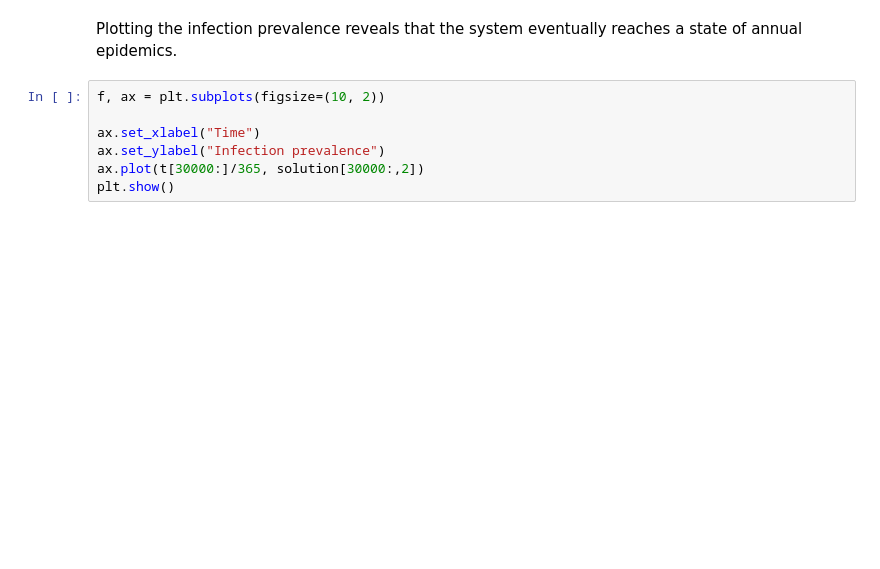
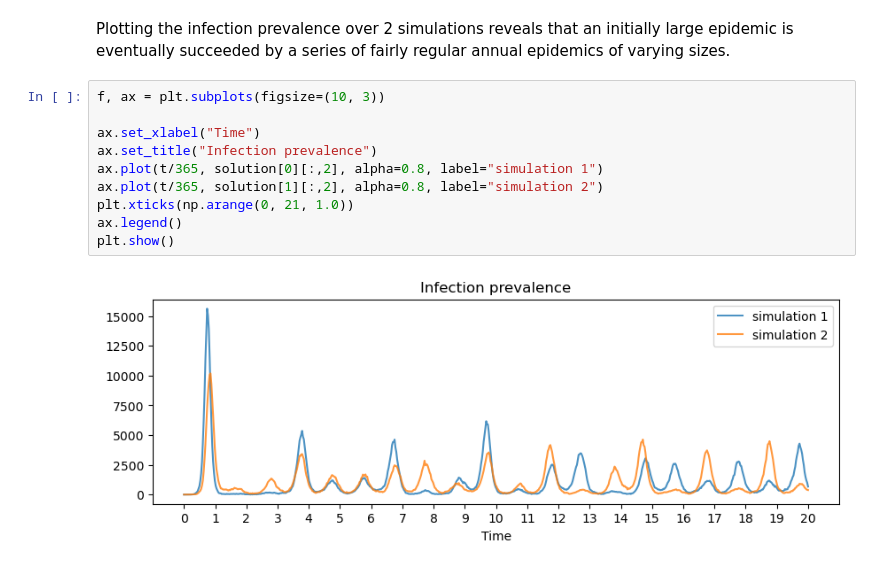
Before and after one commit to ukhsa-collaboration/pygom, a Jupyter notebook: docs/notebooks/common_models/SEIR_Birth_Death_Periodic_Waning_Intro.ipynb, the cells around one changed output. Drawn from its saved outputs; the diff is of its cells as text; blank space fills up the shorter version.

```diff
--- a/docs/notebooks/common_models/SEIR_Birth_Death_Periodic_Waning_Intro.ipynb
+++ b/docs/notebooks/common_models/SEIR_Birth_Death_Periodic_Waning_Intro.ipynb
@@ -57,9 +87,14 @@ solution=ode.solve_determ(t[1::])
 # %% [markdown]
-Plotting the infection prevalence reveals that the system eventually reaches a state of annual epidemics.
+Plotting the infection prevalence over 2 simulations reveals that an initially large epidemic is eventually succeeded by a series of fairly regular annual epidemics of varying sizes.
 # %%
-f, ax = plt.subplots(figsize=(10, 2))
+f, ax = plt.subplots(figsize=(10, 3))
 
 ax.set_xlabel("Time")
-ax.set_ylabel("Infection prevalence")
-ax.plot(t[30000:]/365, solution[30000:,2])
+ax.set_title("Infection prevalence")
+ax.plot(t/365, solution[0][:,2], alpha=0.8, label="simulation 1")
+ax.plot(t/365, solution[1][:,2], alpha=0.8, label="simulation 2")
+plt.xticks(np.arange(0, 21, 1.0))
+ax.legend()
 plt.show()
+# %% [output]
+[figure, added]
```
Also changed, not shown: parts of 2 cells of this notebook, 19 other files.
